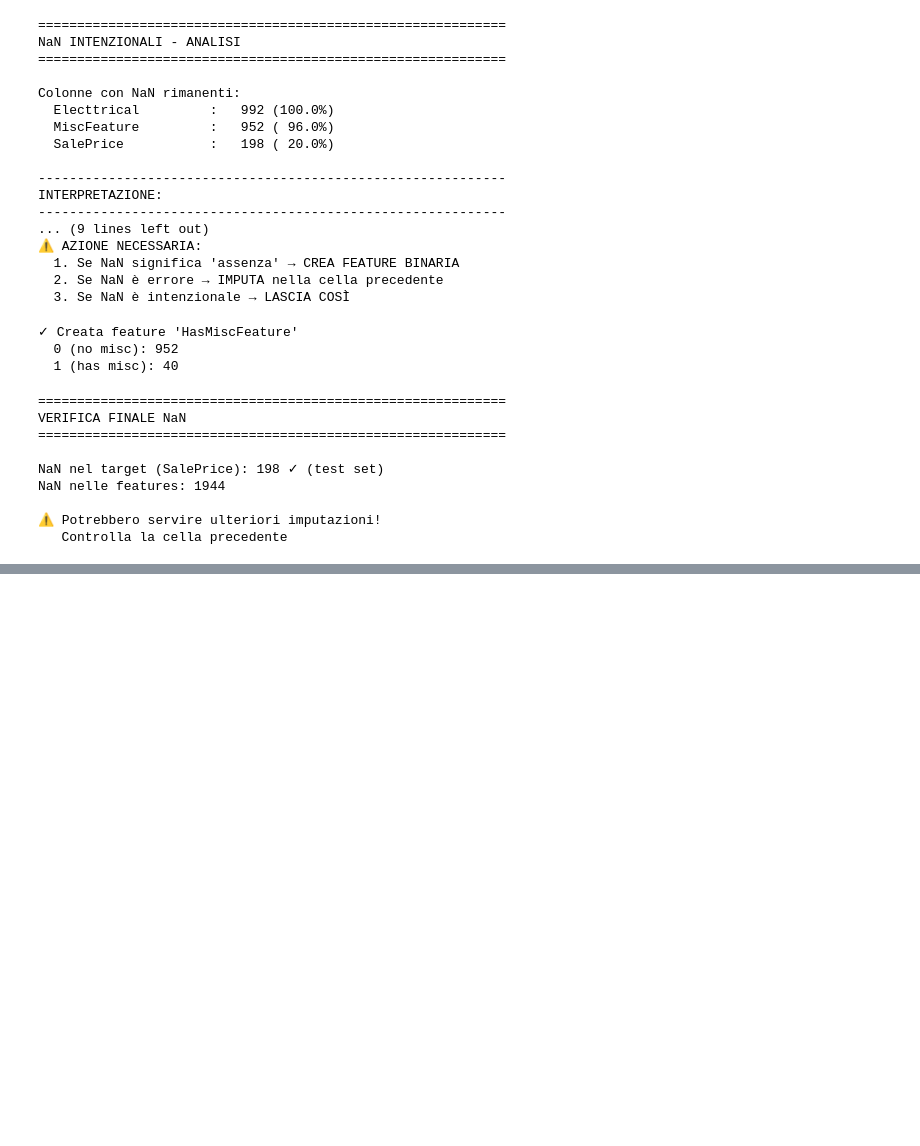
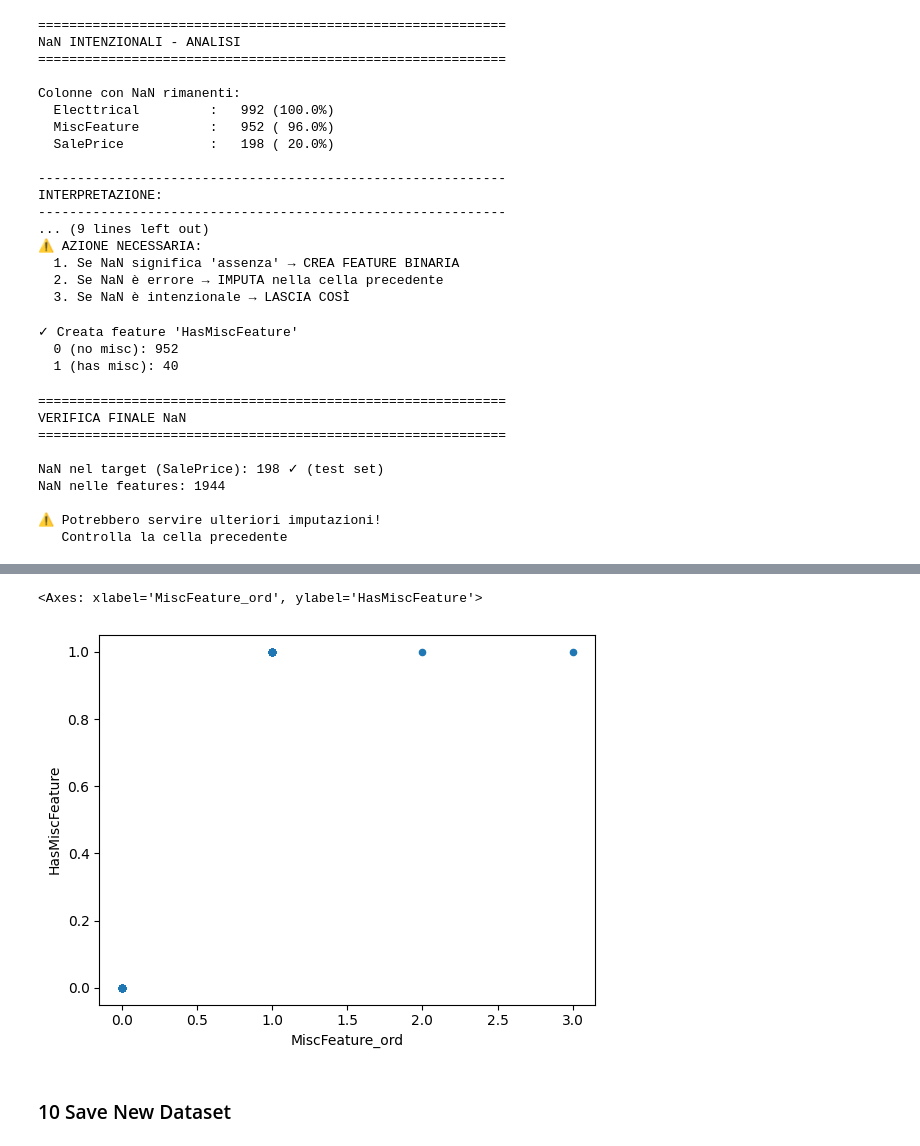
Before and after one commit to GiacomoBCN/phytonTest, a Jupyter notebook: Canovaccio/Data_preparetion_Can.ipynb, the cells around one changed output, grey strips where cells are left out. Cells and saved outputs as stored; diff of their text form; code cells hidden in the pictures; blank space fills up the shorter version.

```diff
--- a/Canovaccio/Data_preparetion_Can.ipynb
+++ b/Canovaccio/Data_preparetion_Can.ipynb
@@ -487,0 +835,20 @@ NaN nelle features: 1944
+# %%
+# =============================================================================
+# LABEL ENCODING
+# =============================================================================
+# Per categoriche con tante categorie (non one-hot)
+
+from sklearn.preprocessing import LabelEncoder
+
+# TODO: MODIFICA CON LE TUE COLONNE
+# Colonne con tante categorie (>6)
+cols_to_label = ['Street', 'Utilities']  # Esempio
+
+le = LabelEncoder()
+
+for col in cols_to_label:
+    if col in df.columns:
+        df[f'{col}_encoded'] = le.fit_transform(df[col].astype(str))
+        print(f"✓ Label encoding: {col} → {col}_encoded")
+
+print(f"\n✓ Label encoding completato")
@@ -487,0 +1118,7 @@ NaN nelle features: 1944
+# %%
+df.plot.scatter(x='MiscFeature_ord', y='HasMiscFeature')
+# %% [output]
+<Axes: xlabel='MiscFeature_ord', ylabel='HasMiscFeature'>
+[figure, added]
+# %% [markdown]
+### 10 Save New Dataset
```
Also changed, not shown: parts of 56 cells of this notebook, 8 other files.
